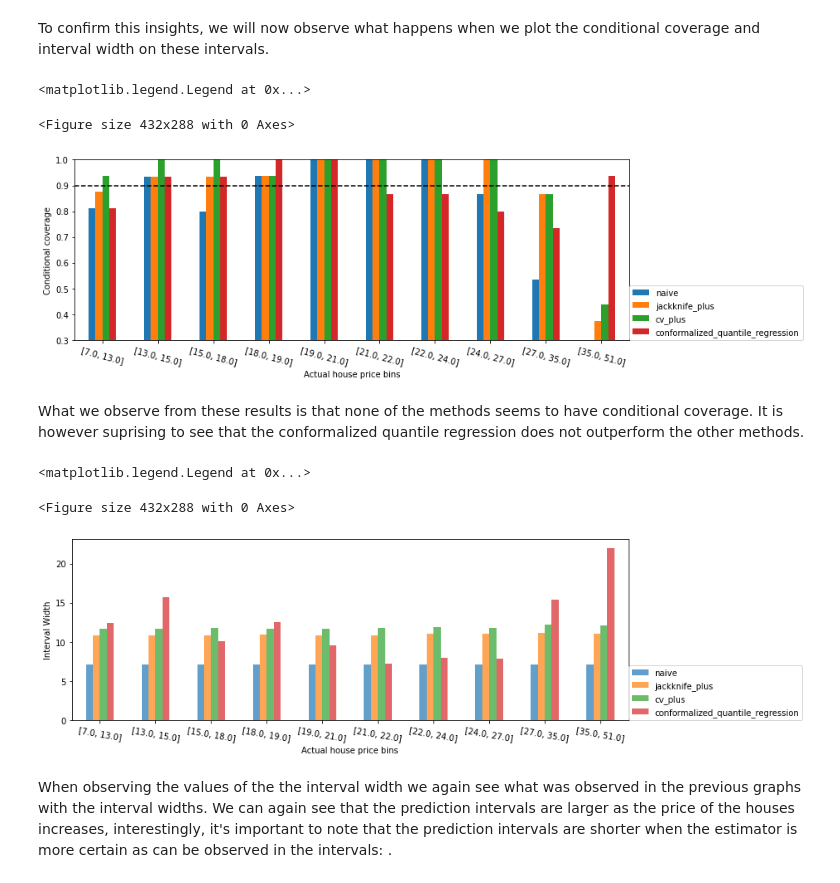
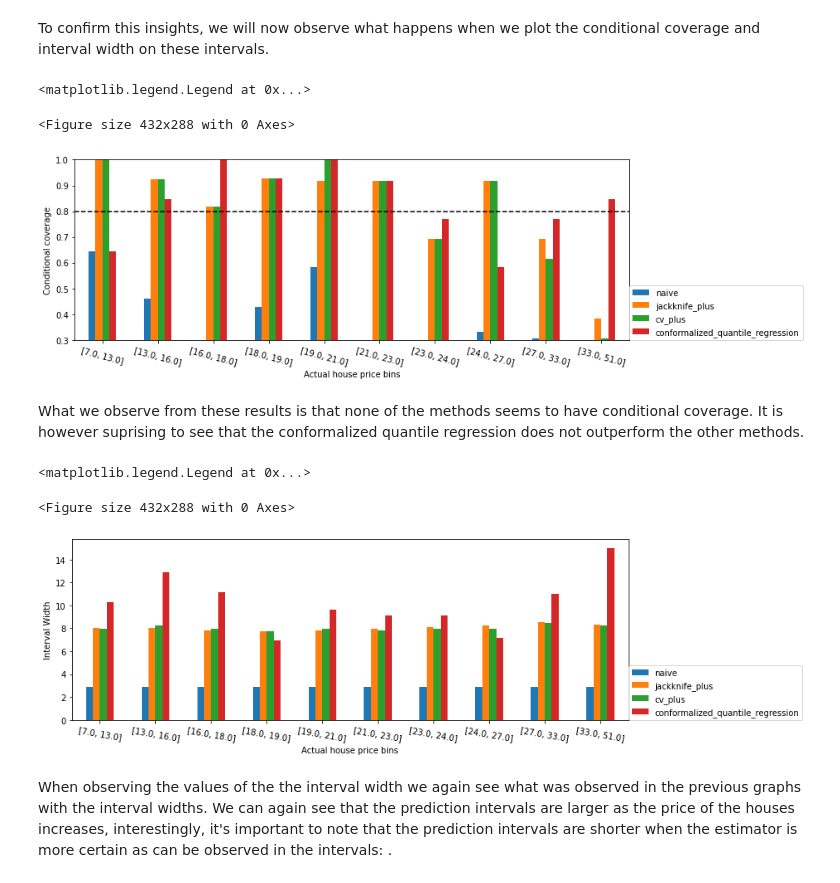
Before and after one commit to scikit-learn-contrib/MAPIE, a Jupyter notebook: notebooks/regression/regression_methods.ipynb, the cells around one changed output. Drawn from its saved outputs; the diff is of its cells as text; code cells hidden in the pictures.

Commit message:
small modifs on graphs boston dataset

```diff
--- a/notebooks/regression/regression_methods.ipynb
+++ b/notebooks/regression/regression_methods.ipynb
@@ -70,7 +70,7 @@ with warnings.catch_warnings():
 X = pd.DataFrame(X)
 # %%
 X[X.select_dtypes(include=["object"]).columns] = X[X.select_dtypes(include=["object"]).columns].astype("category")
-X_train, X_test, y_train, y_test = train_test_split(X, y, test_size=0.3, random_state=random_state)
+X_train, X_test, y_train, y_test = train_test_split(X, y, random_state=random_state)
 X_train, X_calib, y_train, y_calib = train_test_split(X_train, y_train, random_state=random_state)
 # %% [markdown]
 # Optimizing
@@ -104,7 +104,7 @@ STRATEGIES = {
     "naive": Params(method="naive"),
     "jackknife_plus": Params(method="plus", cv=-1),
     "cv_plus": Params(method="plus", cv=10),
-    "conformalized_quantile_regression": Params(method="quantile", cv="split", alpha=0.1)
+    "conformalized_quantile_regression": Params(method="quantile", cv="split", alpha=0.2)
 }
 y_pred, y_pis = {}, {}
 y_test_sorted, y_pred_sorted, lower_bound, upper_bound = {}, {}, {}, {}
@@ -117,7 +117,7 @@ for strategy, params in STRATEGIES.items():
     else:
         mapie = MapieRegressor(estimator, **params)
         mapie.fit(X_train, y_train)
-        y_pred[strategy], y_pis[strategy] = mapie.predict(X_test, alpha=0.1)
+        y_pred[strategy], y_pis[strategy] = mapie.predict(X_test, alpha=0.2)
     y_test_sorted[strategy], y_pred_sorted[strategy], lower_bound[strategy], upper_bound[strategy] = sort(y_test, y_pred[strategy], y_pis[strategy])
     coverage[strategy] = np.round(regression_coverage_score(y_test, y_pis[strategy][:, 0, 0], y_pis[strategy][:, 1, 0]), round_to)
     width[strategy] = np.round(regression_mean_width_score(y_pis[strategy][:, 0, 0], y_pis[strategy][:, 1, 0]))
@@ -126,7 +126,7 @@ present issues as the upper quantile values might be higher than the
 lower quantile values.
   warnings.warn(
 # %%
-perc_obs_plot = 0.25
+perc_obs_plot = 0.75
 num_plots = index = rng.choice(len(y_test), int(perc_obs_plot*len(y_test)), replace=False)
 # %%
 for item in STRATEGIES:
@@ -170,7 +170,7 @@ To confirm this insights, we will now observe what happens when we plot the cond
 # %%
 fig = plt.figure()
 binned_data.T.plot.bar(figsize=(12, 4))
-plt.axhline(0.90, ls="--", color="k")
+plt.axhline(0.80, ls="--", color="k")
 plt.ylabel("Conditional coverage")
 plt.xlabel("Actual house price bins")
 plt.xticks(rotation=345)
@@ -179,21 +179,21 @@ plt.legend(loc=[1, 0])
 # %% [output]
 <matplotlib.legend.Legend at 0x...>
 <Figure size 432x288 with 0 Axes>
-[figure, old version]
+[figure, new version]
 # %% [markdown]
 What we observe from these results is that none of the methods seems to have conditional coverage. It is however suprising to see that the conformalized quantile regression does not outperform the other methods.
 # %%
 binned_data = get_bins("width", y_test_sorted, y_pred_sorted, lower_bound, upper_bound, STRATEGIES, bins)
 # %%
 fig = plt.figure()
-binned_data.T.plot.bar(figsize=(12, 4), alpha=0.7)
+binned_data.T.plot.bar(figsize=(12, 4))
 plt.ylabel("Interval Width")
 plt.xlabel("Actual house price bins")
 plt.xticks(rotation=350)
 plt.legend(loc=[1, 0])
 # %% [output]
 <matplotlib.legend.Legend at 0x...>
 <Figure size 432x288 with 0 Axes>
-[figure, old version]
+[figure, new version]
 # %% [markdown]
 When observing the values of the the interval width we again see what was observed in the previous graphs with the interval widths. We can again see that the prediction intervals are larger as the price of the houses increases, interestingly, it's important to note that the prediction intervals are shorter when the estimator is more certain as can be observed in the intervals: .
```
Also changed, not shown: parts of 2 cells of this notebook.
